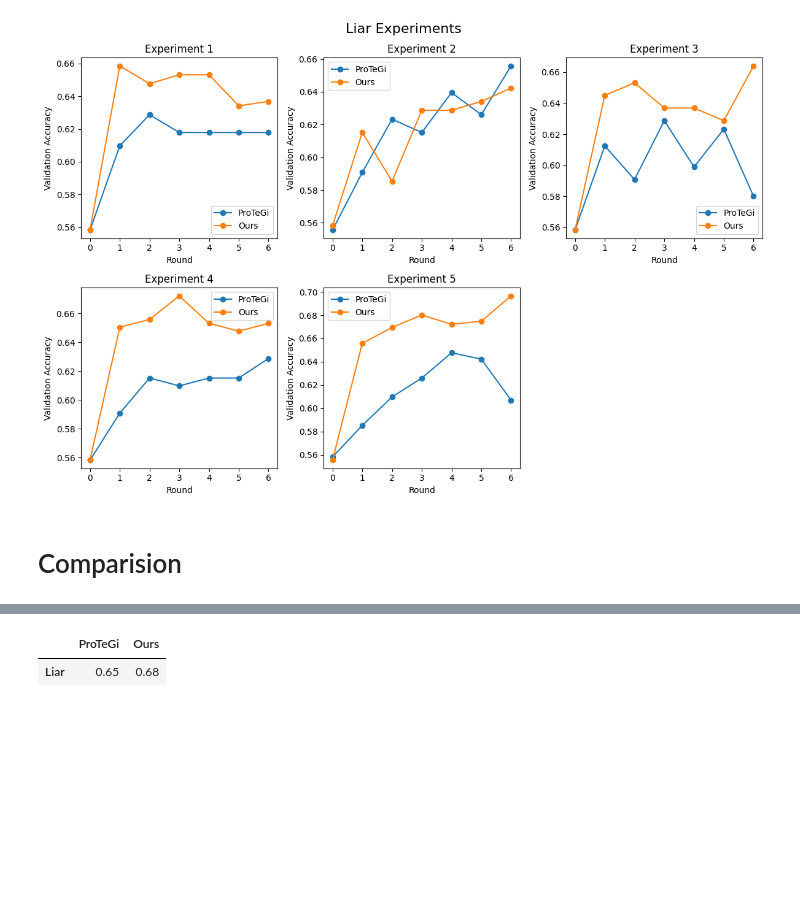
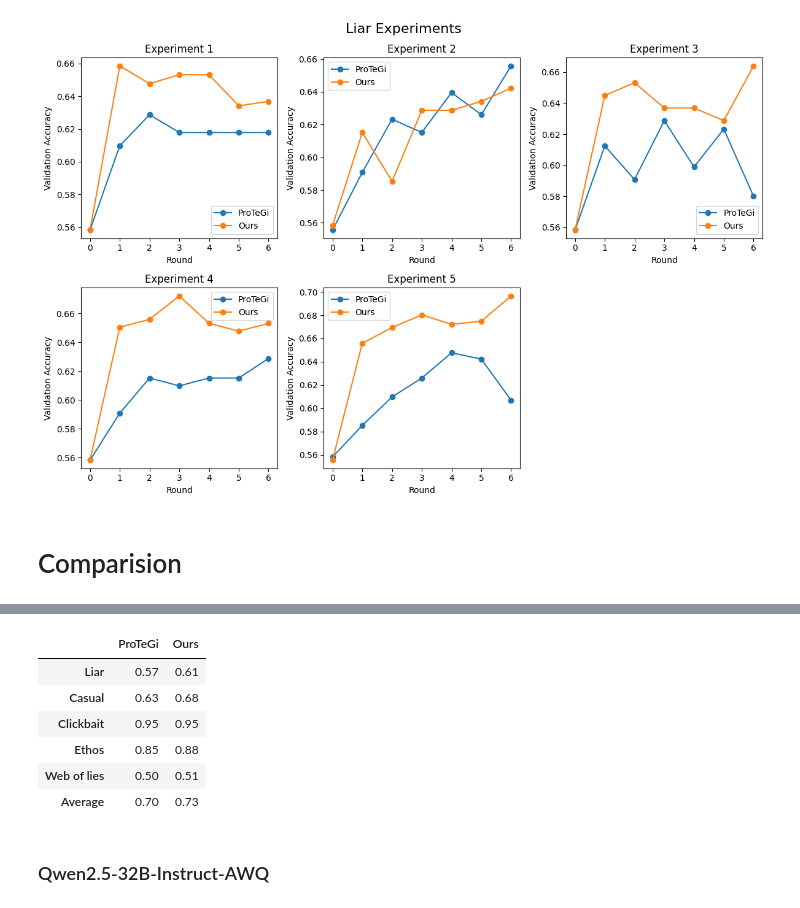
Before and after one commit to viet2005-68/APO, a Jupyter notebook: comparision.ipynb, the cells around one changed output, grey strips where cells are left out. Cells and saved outputs as stored; diff of their text form; code cells hidden in the pictures; blank space fills up the shorter version.

```diff
--- a/comparision.ipynb
+++ b/comparision.ipynb
@@ -144,9 +151,52 @@ plt.show()
+# %%
+casual_protegi_test_samples = [0.6283185840707964, 0.6283185840707964]
+casual_ours_test_samples = [0.6902654867256637, 0.6637168141592921]
+mean_casual_protegi = np.mean(casual_protegi_test_samples)
+mean_casual_ours = np.mean(casual_ours_test_samples)
+# %%
+clickbait_protegi_test_samples = [0.94, 0.9666666666666667]
+clickbait_ours_test_samples = [0.96, 0.94]
+mean_clickbait_protegi = np.mean(clickbait_protegi_test_samples)
+mean_clickbait_ours = np.mean(clickbait_ours_test_samples)
+# %%
+ethos_protegi_test_samples = [0.8333333333333334, 0.8733333333333333]
+ethos_ours_test_samples = [0.8733333333333333, 0.8933333333333333]
+mean_ethos_protegi = np.mean(ethos_protegi_test_samples)
+mean_ethos_ours = np.mean(ethos_ours_test_samples)
+# %%
+web_of_lies_protegi_test_samples = [0.5]
+web_of_lies_ours_test_samples = [0.513]
+mean_web_of_lies_protegi = np.mean(web_of_lies_protegi_test_samples)
+mean_web_of_lies_ours = np.mean(web_of_lies_ours_test_samples)
 # %%
-metrics = pd.DataFrame({
-    "ProTeGi": [mean_protegi_test_acc.round(2)],
-    "Ours": [mean_ours_test_acc.round(2)]
-}, index=['Liar'])
+metrics = pd.DataFrame(
+    {
+        "ProTeGi": [
+            mean_liar_protegi.round(2),
+            mean_casual_protegi.round(2),
+            mean_clickbait_protegi.round(2),
+            mean_ethos_protegi.round(2),
+            mean_web_of_lies_protegi.round(2)
+        ],
+        "Ours": [
+            mean_liar_ours.round(2),
+            mean_casual_ours.round(2),
+            mean_clickbait_ours.round(2),
+            mean_ethos_ours.round(2),
+            mean_web_of_lies_ours.round(2)
+        ]
+    },
+    index=['Liar', 'Casual', 'Clickbait', 'Ethos', 'Web of lies']
+)
+metrics.loc['Average'] = metrics.mean().round(2)
 metrics
 # %% [output]
 |  | ProTeGi | Ours |
-| Liar | 0.65 | 0.68 |
+| Liar | 0.57 | 0.61 |
+| Casual | 0.63 | 0.68 |
+| Clickbait | 0.95 | 0.95 |
+| Ethos | 0.85 | 0.88 |
+| Web of lies | 0.50 | 0.51 |
+| Average | 0.70 | 0.73 |
+# %% [markdown]
+### Qwen2.5-32B-Instruct-AWQ
```
Also changed, not shown: parts of 8 cells of this notebook, 7 other files.
